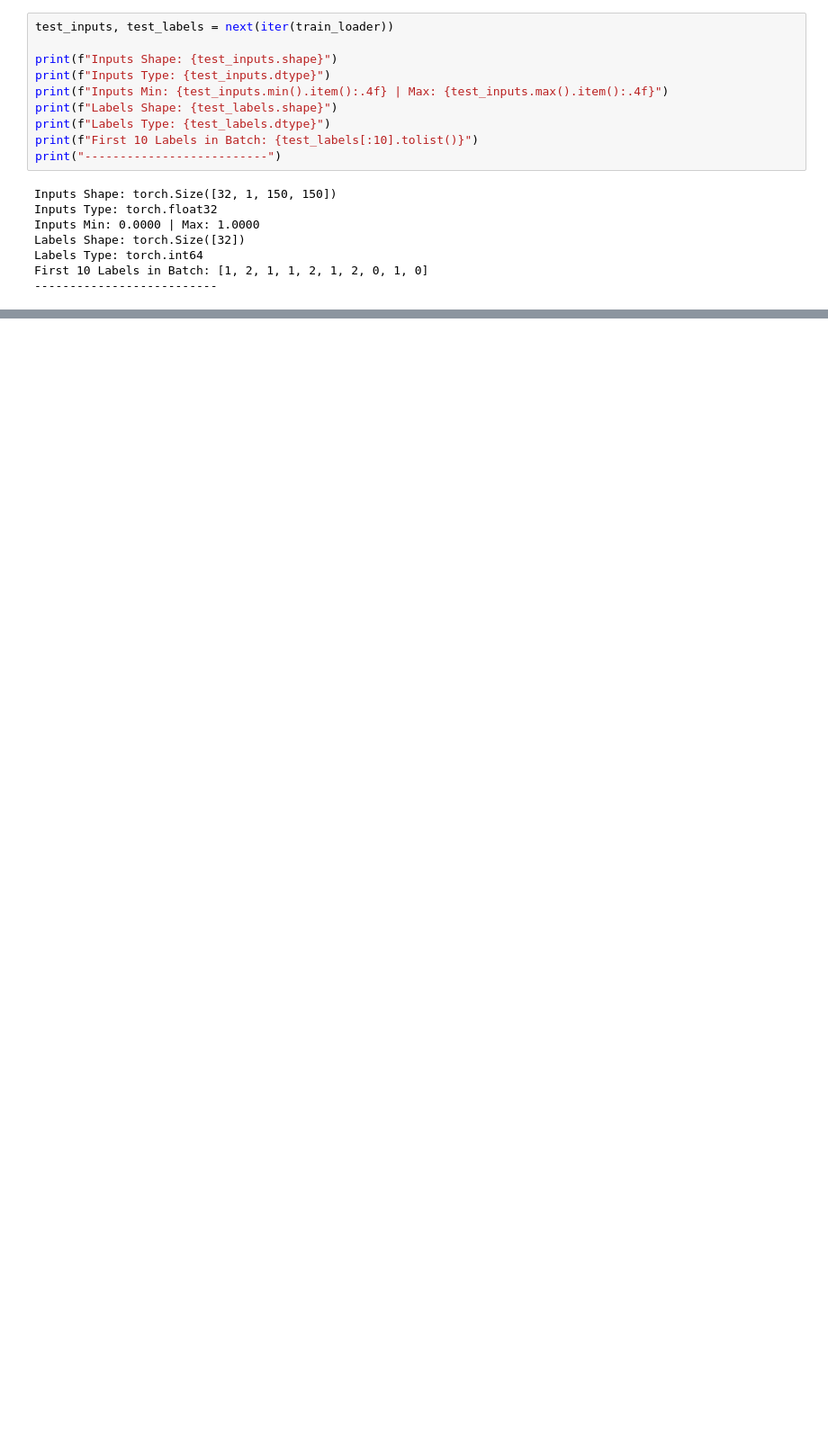
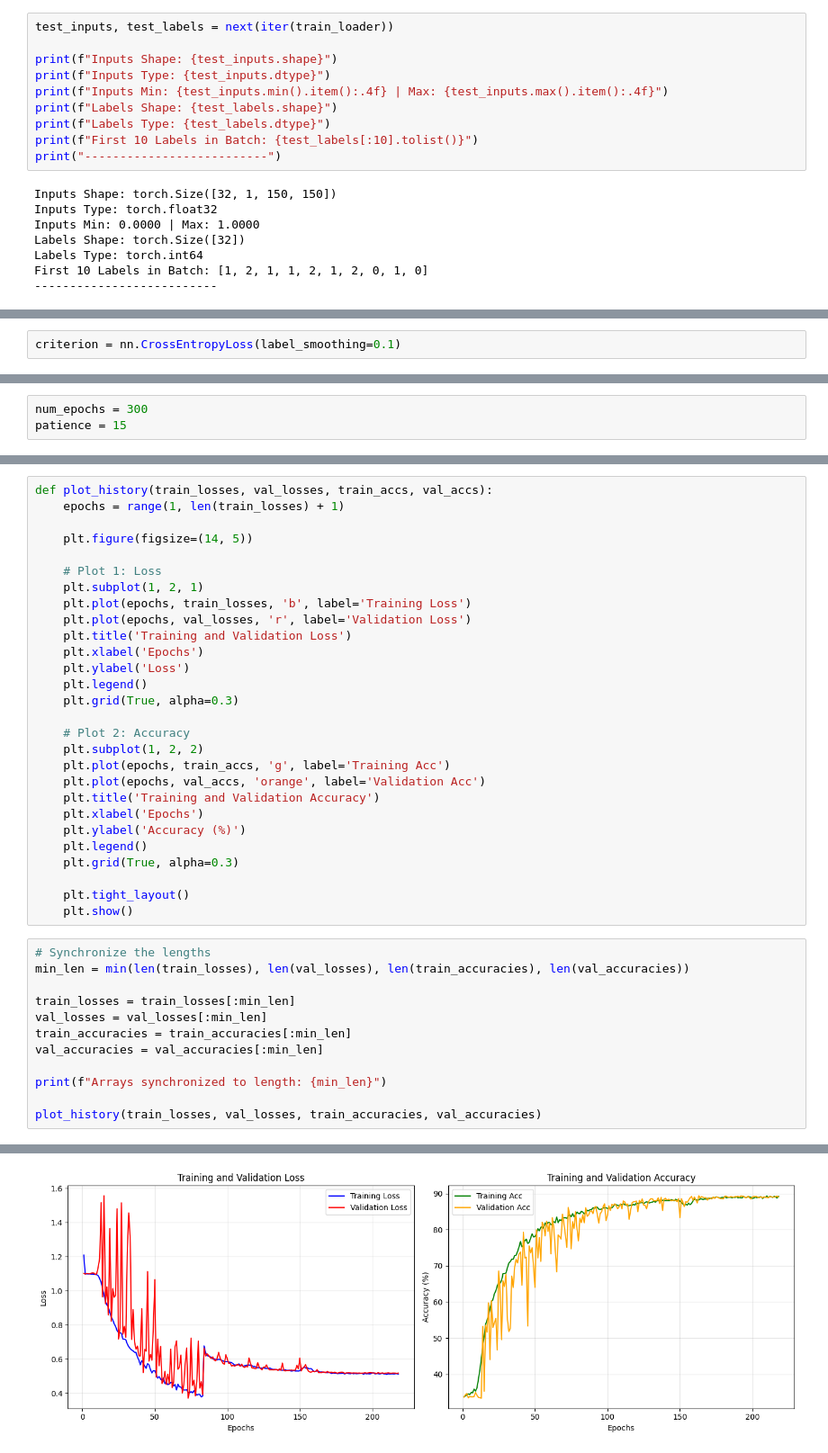
Before and after one commit to KunalG-Zol/deeplense-gsoc2026-tests, a Jupyter notebook: Common_Test_1/training.ipynb, the cells around one changed output, grey strips where cells are left out. Shown at 90% size. Drawn from its saved outputs; the diff is of its cells as text; blank space fills up the shorter version.

Commit message:
Model Trained

```diff
--- a/Common_Test_1/training.ipynb
+++ b/Common_Test_1/training.ipynb
@@ -200,0 +426,2 @@ First 10 Labels in Batch: [1, 2, 1, 1, 2, 1, 2, 0, 1, 0]
+# %%
+criterion = nn.CrossEntropyLoss(label_smoothing=0.1)
@@ -200,0 +449,3 @@ First 10 Labels in Batch: [1, 2, 1, 1, 2, 1, 2, 0, 1, 0]
+# %%
+num_epochs = 300
+patience = 15
@@ -200,0 +553,41 @@ First 10 Labels in Batch: [1, 2, 1, 1, 2, 1, 2, 0, 1, 0]
+# %%
+def plot_history(train_losses, val_losses, train_accs, val_accs):
+    epochs = range(1, len(train_losses) + 1)
+
+    plt.figure(figsize=(14, 5))
+
+    # Plot 1: Loss
+    plt.subplot(1, 2, 1)
+    plt.plot(epochs, train_losses, 'b', label='Training Loss')
+    plt.plot(epochs, val_losses, 'r', label='Validation Loss')
+    plt.title('Training and Validation Loss')
+    plt.xlabel('Epochs')
+    plt.ylabel('Loss')
+    plt.legend()
+    plt.grid(True, alpha=0.3)
+
+    # Plot 2: Accuracy
+    plt.subplot(1, 2, 2)
+    plt.plot(epochs, train_accs, 'g', label='Training Acc')
+    plt.plot(epochs, val_accs, 'orange', label='Validation Acc')
+    plt.title('Training and Validation Accuracy')
+    plt.xlabel('Epochs')
+    plt.ylabel('Accuracy (%)')
+    plt.legend()
+    plt.grid(True, alpha=0.3)
+
+    plt.tight_layout()
+    plt.show()
+# %%
+# Synchronize the lengths
+min_len = min(len(train_losses), len(val_losses), len(train_accuracies), len(val_accuracies))
+
+train_losses = train_losses[:min_len]
+val_losses = val_losses[:min_len]
+train_accuracies = train_accuracies[:min_len]
+val_accuracies = val_accuracies[:min_len]
+
+print(f"Arrays synchronized to length: {min_len}")
+
+plot_history(train_losses, val_losses, train_accuracies, val_accuracies)
+# %% [output]
@@ -200,0 +595 @@ First 10 Labels in Batch: [1, 2, 1, 1, 2, 1, 2, 0, 1, 0]
+[figure, added]
```
Also changed, not shown: parts of 25 cells of this notebook, 3 other files.
